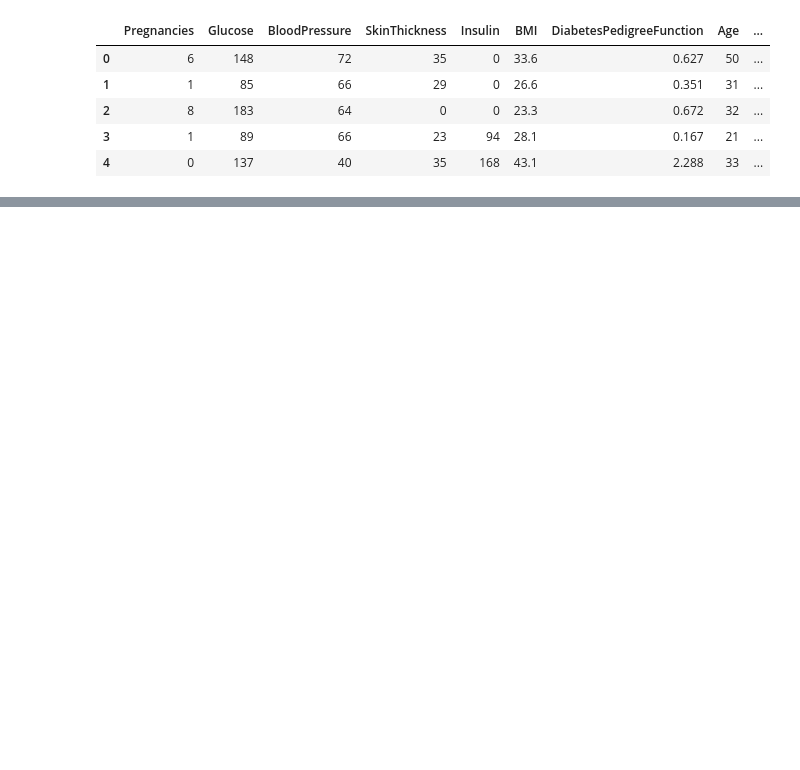
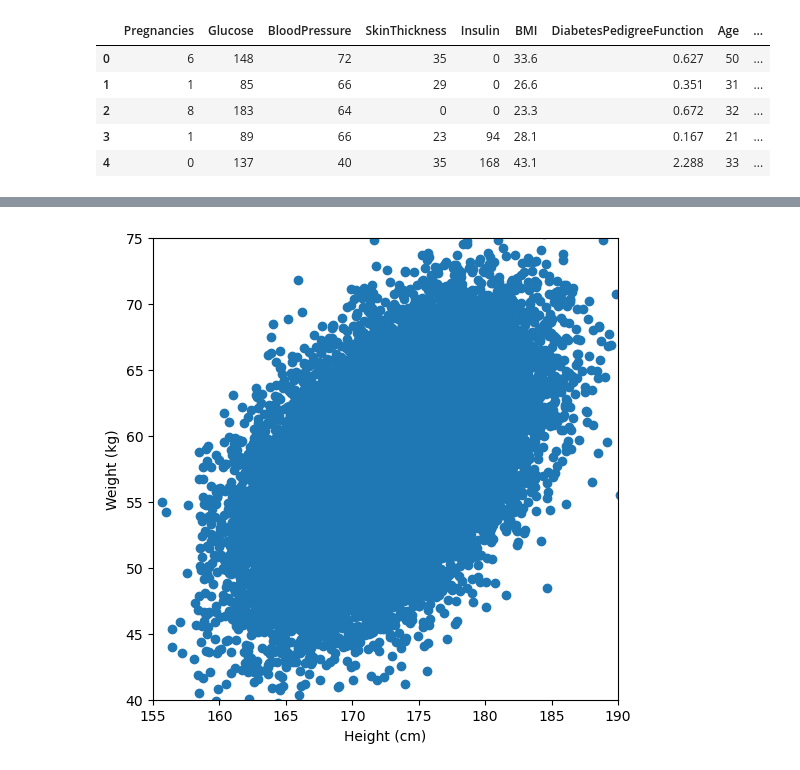
Before and after one commit to amankr1279/Data-Science-and-ML, a Jupyter notebook: Day 2/Feature_Selection.ipynb, the cells around one changed output, grey strips where cells are left out. Saved outputs shown, nothing was run; the diff lists cells and outputs as text; code cells hidden in the pictures; blank space fills up the shorter version.

```diff
--- a/Day 2/Feature_Selection.ipynb
+++ b/Day 2/Feature_Selection.ipynb
@@ -21,0 +93,8 @@ data.head()
+# %%
+try:
+    df = pd.read_csv("height_weight.csv", header=True,index = False)
+except:
+    df = pd.read_csv('http://www.billconnelly.net/data/height_weight.csv')
+    df.to_csv("height_weight.csv")
+df = np.array(df)
+df
@@ -21,0 +109,13 @@ data.head()
+# %%
+#Plot the data
+fig = plt.figure(figsize=(6,6))
+plt.scatter(df[:,0], df[:,1])
+ax = plt.gca()
+# Plot the results
+plt.xlabel("Height (cm)")
+plt.ylabel("Weight (kg)")
+plt.xlim((155,190))
+plt.ylim((40,75))
+plt.show()
+# %% [output]
+[figure, added]
```
Also changed, not shown: parts of 14 cells of this notebook.
